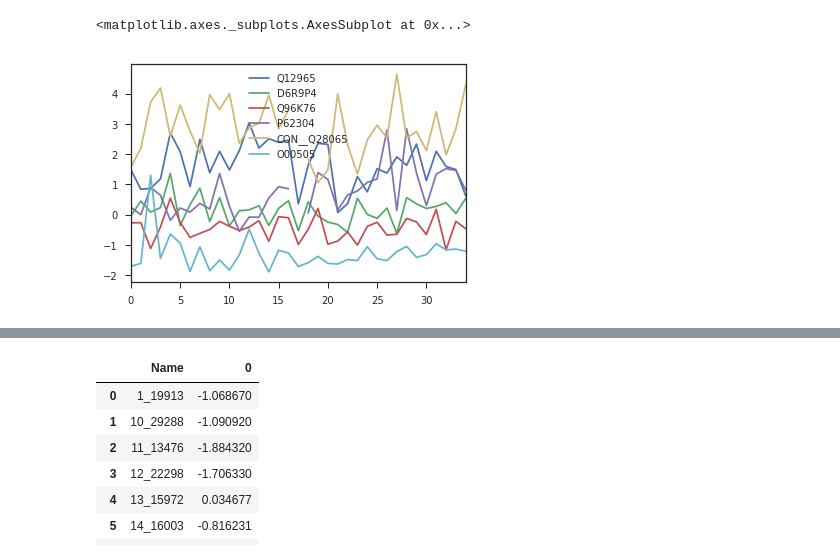
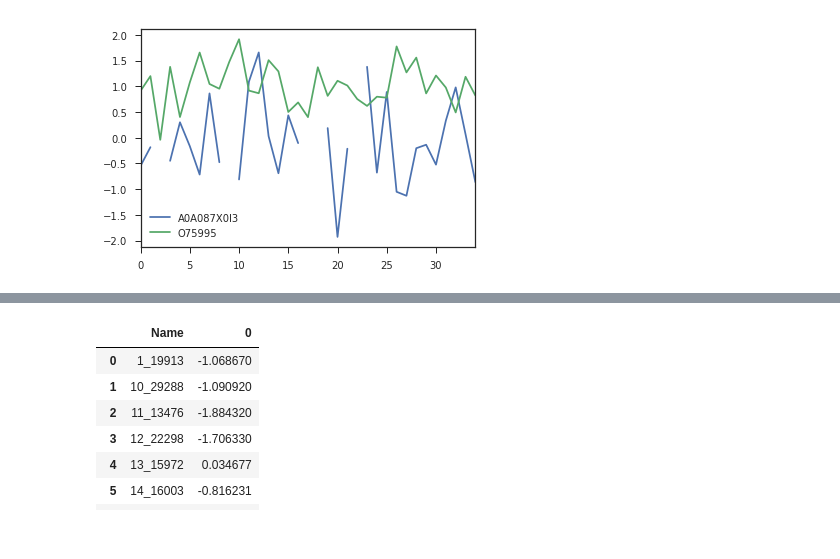
Before and after one commit to animesh/notebooks, a Jupyter notebook: lymphomaTF.ipynb, the cells around one changed output, grey strips where cells are left out. Saved outputs shown, nothing was run; the diff lists cells and outputs as text; code cells hidden in the pictures.

Commit message:
random forest for selected group Lars list

```diff
--- a/lymphomaTF.ipynb
+++ b/lymphomaTF.ipynb
@@ -22,17 +22,23 @@ total 30M
 # %%
 import pandas
 %matplotlib inline
 nm = pandas.read_table('../../promec/Animesh/Lymphoma/Groups.txt')
 df = pandas.read_table('../../promec/Animesh/Lymphoma/Copy of SuperSILACpTtestLars DoesNotWantButtStillWantsremoved.txt')
-protn=['Q12965','D6R9P4','Q96K76','P62304','CON__Q28065','O00505']
+sb = pandas.read_table('../../promec/Animesh/Lymphoma/HenrikList.txt')
+#protn=['Q12965','D6R9P4','Q96K76','P62304','CON__Q28065','O00505']
+protn=['A0A087X0I3','O75995']
 prot=df[df['T: Uniprot'].isin(protn)].iloc[:,:35].transpose()
 prot.columns=protn
 prot.index.name = 'Name'
 prot.reset_index(inplace=True)
 protid=pandas.merge(prot,nm,on='Name',how='outer')
-protid#.hist()
-protid.plot()
+protid=pandas.merge(protid,sb,on='Subject',how='outer')
+#protid.hist()
+prot.plot()
 #protid['Lymphoma']
+protid.to_csv('../../promec/Animesh/Lymphoma/LarsSelFtrDF.csv', header=True, index=False, sep=',', mode='a')
+#protid
+#transformasjon
+#Lymphoma
 # %% [output]
-<matplotlib.axes._subplots.AxesSubplot at 0x...>
-[figure, old version]
+[figure, new version]
```
Also changed, not shown: parts of 3 cells of this notebook.
